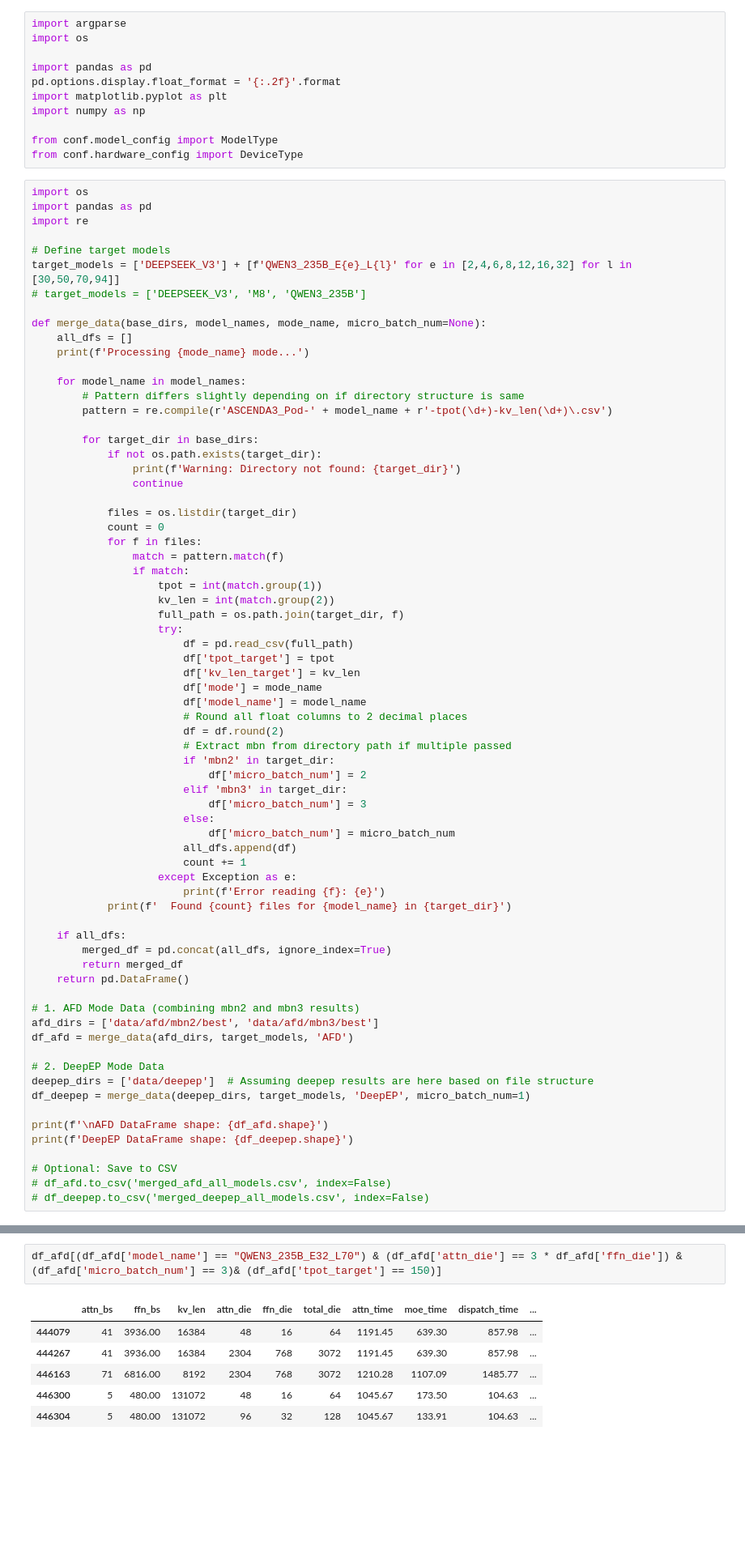
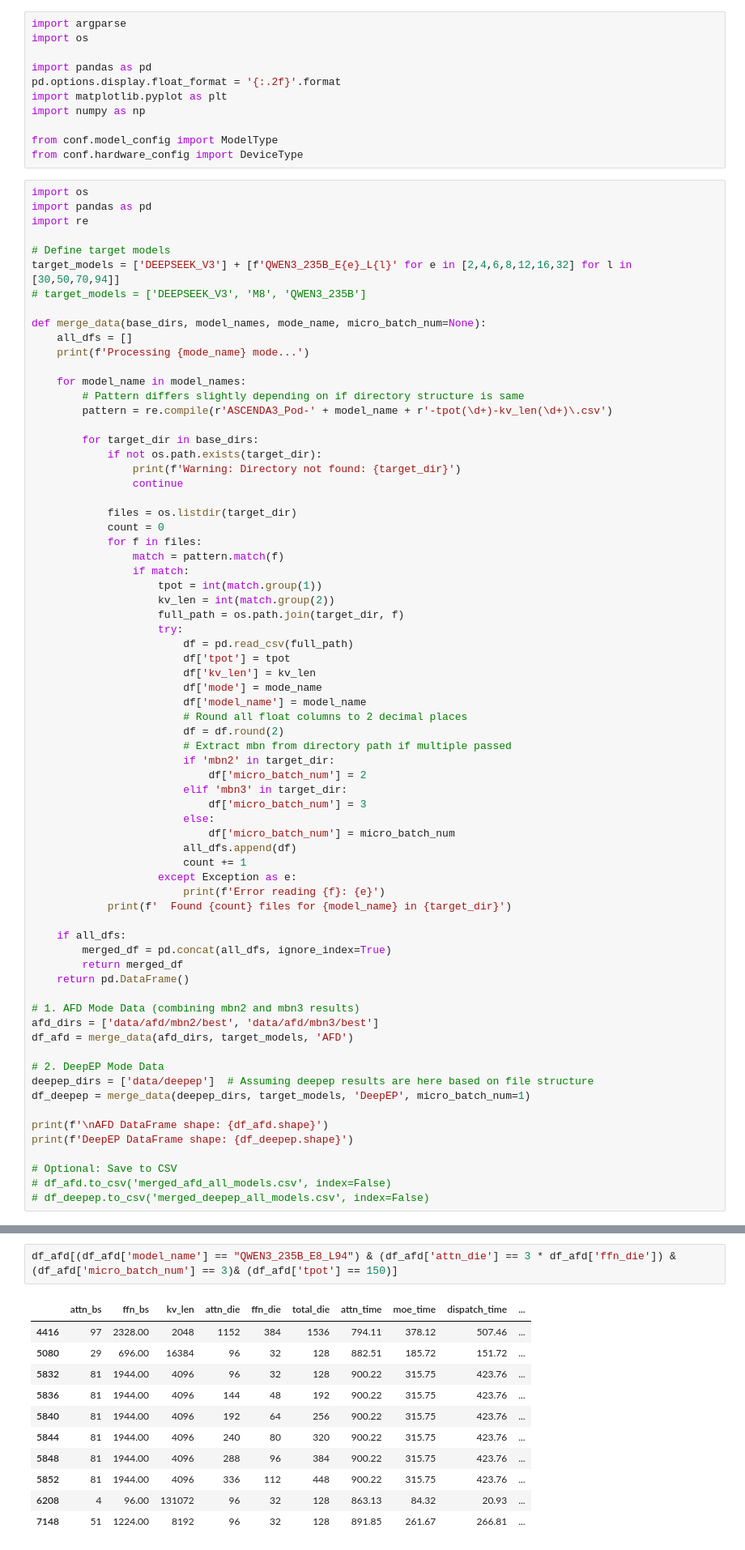
Before and after one commit to jiangkuaixue123/light-llm-simulator, a Jupyter notebook: GetData.ipynb, the cells around one changed output, grey strips where cells are left out. Shown at 81% size. Cells and saved outputs as stored; diff of their text form; blank space fills up the shorter version.

```diff
--- a/GetData.ipynb
+++ b/GetData.ipynb
@@ -41,8 +41,8 @@ def merge_data(base_dirs, model_names, mode_name, micro_batch_num=None):
                     full_path = os.path.join(target_dir, f)
                     try:
                         df = pd.read_csv(full_path)
-                        df['tpot_target'] = tpot
-                        df['kv_len_target'] = kv_len
+                        df['tpot'] = tpot
+                        df['kv_len'] = kv_len
                         df['mode'] = mode_name
                         df['model_name'] = model_name
                         # Round all float columns to 2 decimal places
@@ -117,12 +100,17 @@ DeepEP DataFrame shape: (34075, 16)
 # %%
-df_afd[(df_afd['model_name'] == "QWEN3_235B_E32_L70") & (df_afd['attn_die'] == 3 * df_afd['ffn_die']) & (df_afd['micro_batch_num'] == 3)& (df_afd['tpot_target'] == 150)]
+df_afd[(df_afd['model_name'] == "QWEN3_235B_E8_L94") & (df_afd['attn_die'] == 3 * df_afd['ffn_die']) & (df_afd['micro_batch_num'] == 3)& (df_afd['tpot'] == 150)]
 # %% [output]
 |  | attn_bs | ffn_bs | kv_len | attn_die | ffn_die | total_die | attn_time | moe_time | dispatch_time | ... |
-| 444079 | 41 | 3936.00 | 16384 | 48 | 16 | 64 | 1191.45 | 639.30 | 857.98 | ... |
-| 444267 | 41 | 3936.00 | 16384 | 2304 | 768 | 3072 | 1191.45 | 639.30 | 857.98 | ... |
-| 446163 | 71 | 6816.00 | 8192 | 2304 | 768 | 3072 | 1210.28 | 1107.09 | 1485.77 | ... |
-| 446300 | 5 | 480.00 | 131072 | 48 | 16 | 64 | 1045.67 | 173.50 | 104.63 | ... |
-| 446304 | 5 | 480.00 | 131072 | 96 | 32 | 128 | 1045.67 | 133.91 | 104.63 | ... |
+| 4416 | 97 | 2328.00 | 2048 | 1152 | 384 | 1536 | 794.11 | 378.12 | 507.46 | ... |
+| 5080 | 29 | 696.00 | 16384 | 96 | 32 | 128 | 882.51 | 185.72 | 151.72 | ... |
+| 5832 | 81 | 1944.00 | 4096 | 96 | 32 | 128 | 900.22 | 315.75 | 423.76 | ... |
+| 5836 | 81 | 1944.00 | 4096 | 144 | 48 | 192 | 900.22 | 315.75 | 423.76 | ... |
+| 5840 | 81 | 1944.00 | 4096 | 192 | 64 | 256 | 900.22 | 315.75 | 423.76 | ... |
+| 5844 | 81 | 1944.00 | 4096 | 240 | 80 | 320 | 900.22 | 315.75 | 423.76 | ... |
+| 5848 | 81 | 1944.00 | 4096 | 288 | 96 | 384 | 900.22 | 315.75 | 423.76 | ... |
+| 5852 | 81 | 1944.00 | 4096 | 336 | 112 | 448 | 900.22 | 315.75 | 423.76 | ... |
+| 6208 | 4 | 96.00 | 131072 | 96 | 32 | 128 | 863.13 | 84.32 | 20.93 | ... |
+| 7148 | 51 | 1224.00 | 8192 | 96 | 32 | 128 | 891.85 | 261.67 | 266.81 | ... |
 # %%
 def compare_model_throughput(model_name, total_die_filter=None, micro_batch_num_filter=None):
     # 1. Filter DataFrames by model_name
```
Also changed, not shown: parts of 10 cells of this notebook, 1 other file.
